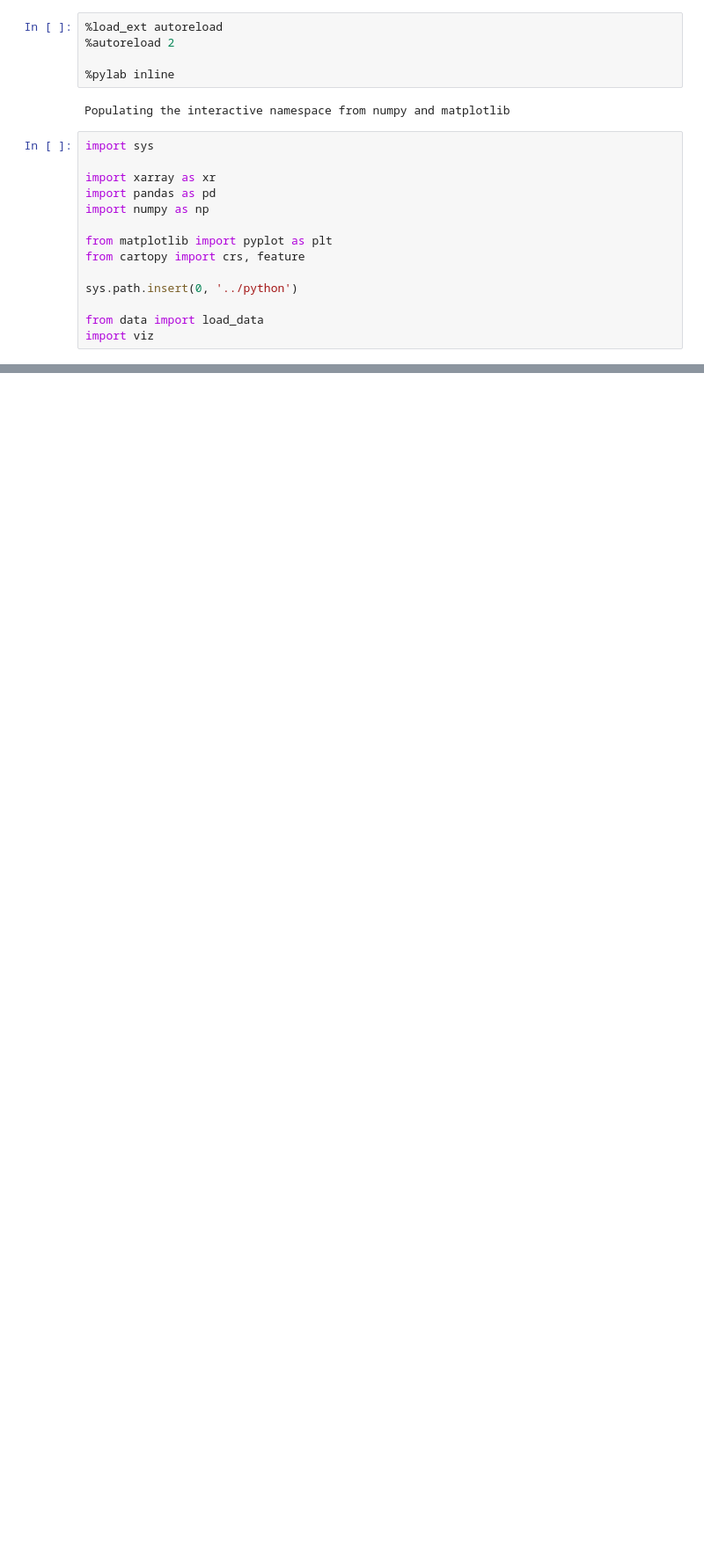
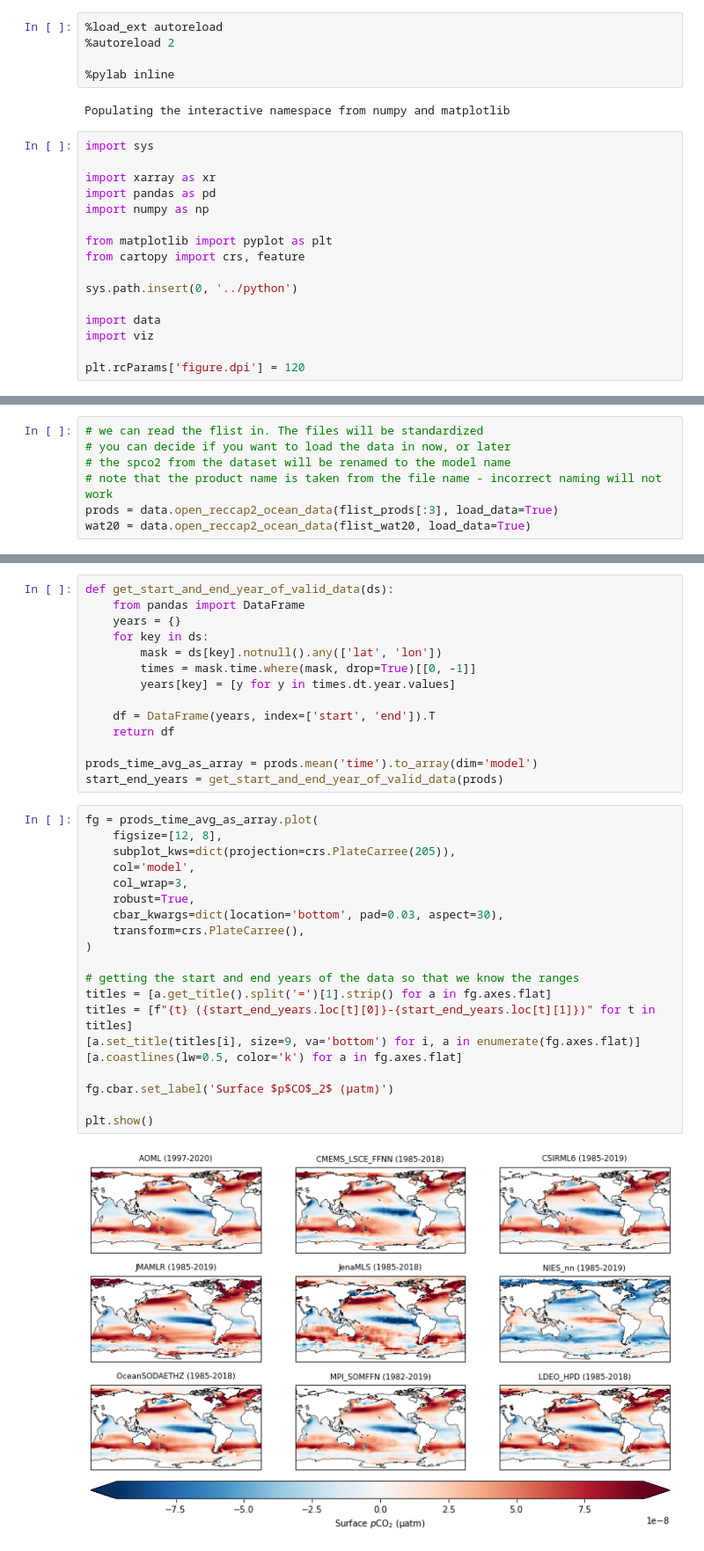
Before and after one commit to RECCAP2-ocean/R2-scripts, a Jupyter notebook: notebooks/python_workflow_example.ipynb, the cells around one changed output, grey strips where cells are left out. Shown at 88% size. Drawn from its saved outputs; the diff is of its cells as text; blank space fills up the shorter version.

```diff
--- a/notebooks/python_workflow_example.ipynb
+++ b/notebooks/python_workflow_example.ipynb
@@ -17,5 +17,7 @@ from cartopy import crs, feature
 
 sys.path.insert(0, '../python')
 
-from data import load_data
+import data
 import viz
+
+plt.rcParams['figure.dpi'] = 120
@@ -31,0 +57,7 @@ plt.show()
+# %%
+# we can read the flist in. The files will be standardized
+# you can decide if you want to load the data in now, or later
+# the spco2 from the dataset will be renamed to the model name
+# note that the product name is taken from the file name - incorrect naming will not work
+prods = data.open_reccap2_ocean_data(flist_prods[:3], load_data=True)
+wat20 = data.open_reccap2_ocean_data(flist_wat20, load_data=True)
@@ -31,0 +87,36 @@ plt.show()
+# %%
+def get_start_and_end_year_of_valid_data(ds):
+    from pandas import DataFrame
+    years = {}
+    for key in ds:
+        mask = ds[key].notnull().any(['lat', 'lon'])
+        times = mask.time.where(mask, drop=True)[[0, -1]]
+        years[key] = [y for y in times.dt.year.values]
+
+    df = DataFrame(years, index=['start', 'end']).T
+    return df
+
+prods_time_avg_as_array = prods.mean('time').to_array(dim='model')
+start_end_years = get_start_and_end_year_of_valid_data(prods)
+# %%
+fg = prods_time_avg_as_array.plot(
+    figsize=[12, 8],
+    subplot_kws=dict(projection=crs.PlateCarree(205)),
+    col='model',
+    col_wrap=3,
+    robust=True,
+    cbar_kwargs=dict(location='bottom', pad=0.03, aspect=30),
+    transform=crs.PlateCarree(),
+)
+
+# getting the start and end years of the data so that we know the ranges
+titles = [a.get_title().split('=')[1].strip() for a in fg.axes.flat]
+titles = [f"{t} ({start_end_years.loc[t][0]}-{start_end_years.loc[t][1]})" for t in titles]
+[a.set_title(titles[i], size=9, va='bottom') for i, a in enumerate(fg.axes.flat)]
+[a.coastlines(lw=0.5, color='k') for a in fg.axes.flat]
+
+fg.cbar.set_label('Surface $p$CO$_2$ (µatm)')
+
+plt.show()
+# %% [output]
+[figure, added]
```
Also changed, not shown: parts of 24 cells of this notebook, 4 other files.
